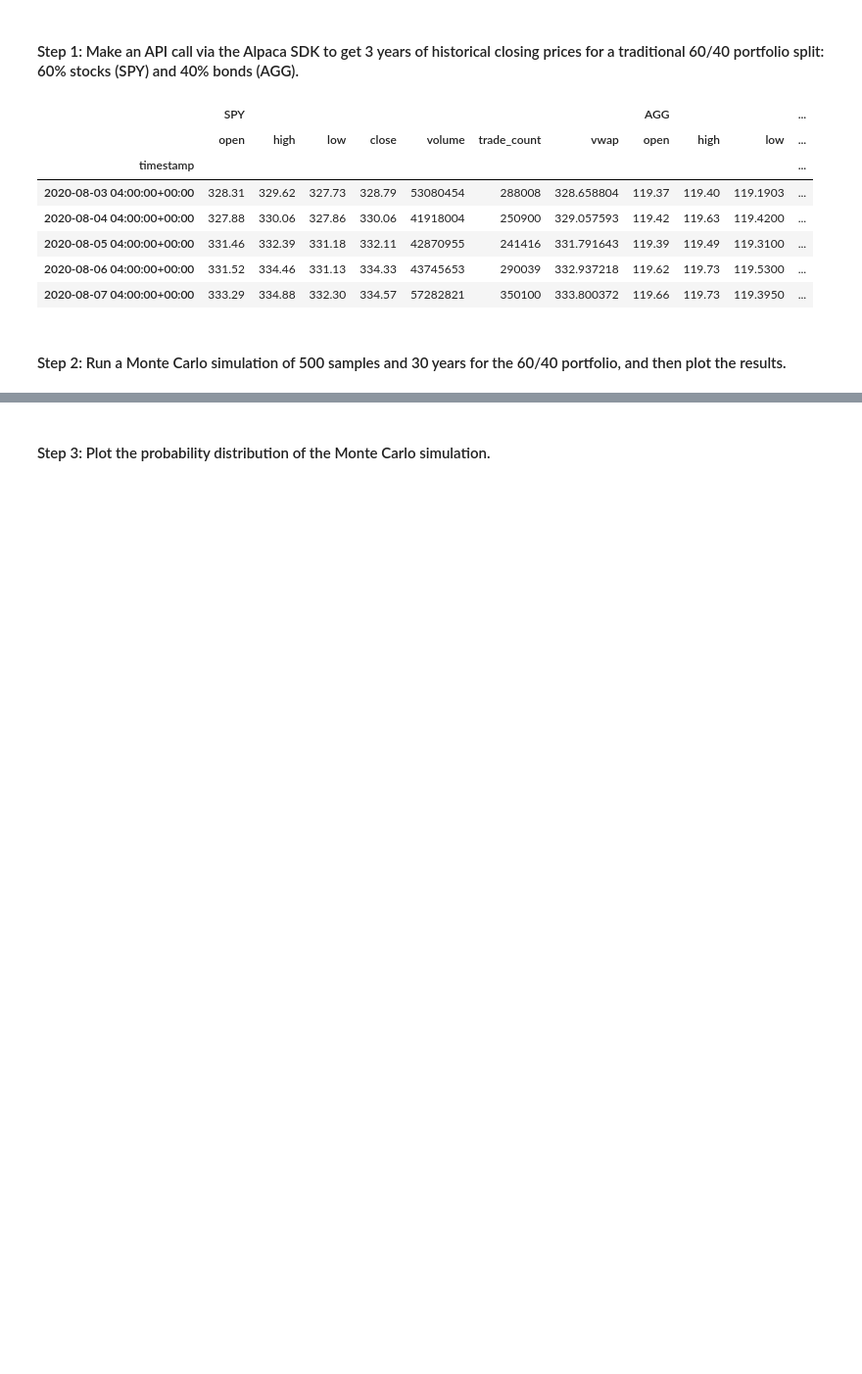
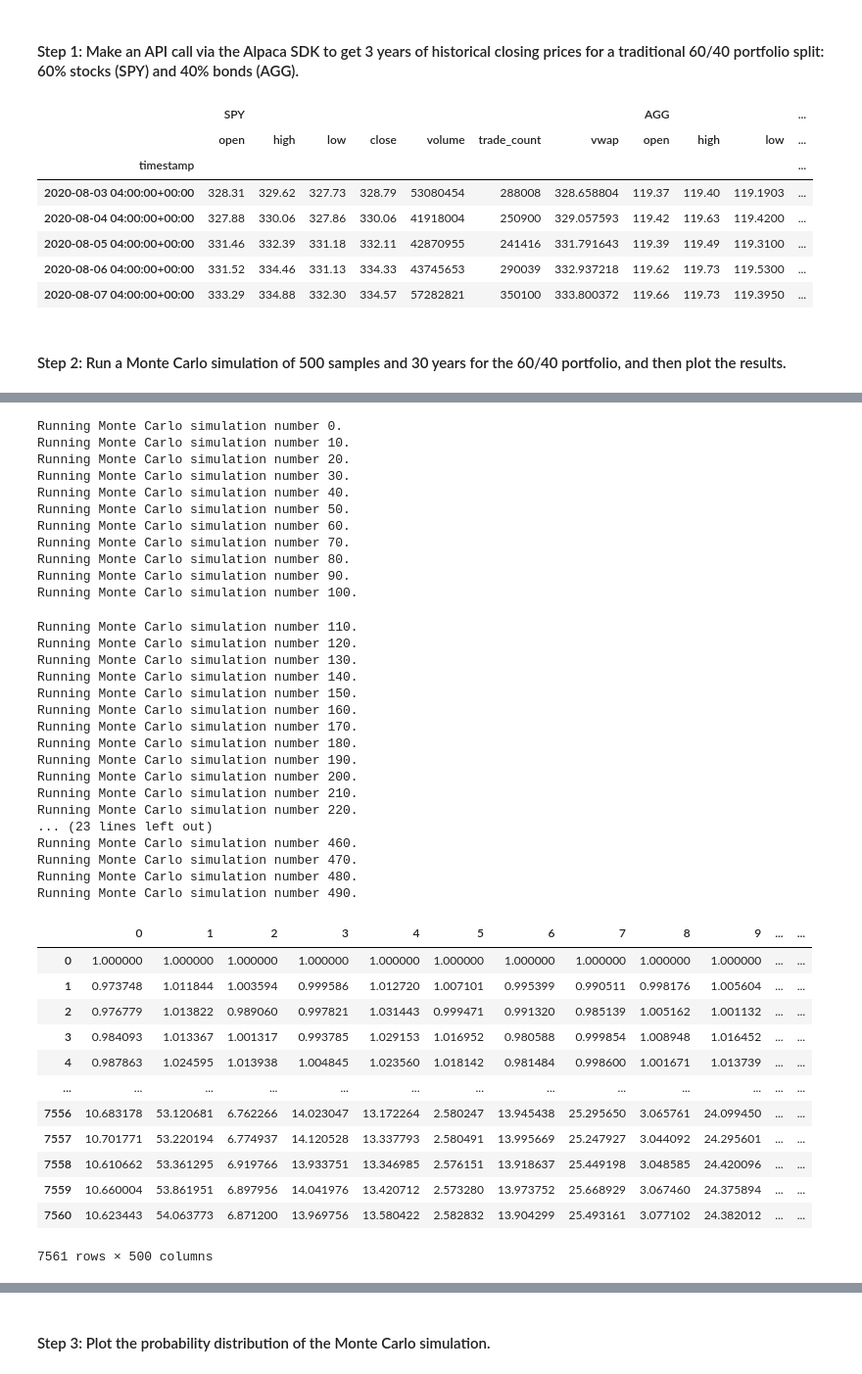
Before and after one commit to Nia-Robinson/financial_planning_tools, a Jupyter notebook: financial_planning_tools.ipynb, the cells around one changed output, grey strips where cells are left out. Shown: that part at 98% size. Drawn from its saved outputs; the diff is of its cells as text; code cells hidden in the pictures; blank space fills up the shorter version.

```diff
--- a/financial_planning_tools.ipynb
+++ b/financial_planning_tools.ipynb
@@ -471,6 +485,48 @@ prices_df.tail()
 # %%
 # Run the Monte Carlo simulation to forecast 30 years cumulative returns
-# YOUR CODE HERE
+MC_thirtyyear.calc_cumulative_return()
+# %% [output]
+Running Monte Carlo simulation number 0.
+Running Monte Carlo simulation number 10.
+Running Monte Carlo simulation number 20.
+Running Monte Carlo simulation number 30.
+Running Monte Carlo simulation number 40.
+Running Monte Carlo simulation number 50.
+Running Monte Carlo simulation number 60.
+Running Monte Carlo simulation number 70.
+Running Monte Carlo simulation number 80.
+Running Monte Carlo simulation number 90.
+Running Monte Carlo simulation number 100.
+Running Monte Carlo simulation number 110.
+Running Monte Carlo simulation number 120.
+Running Monte Carlo simulation number 130.
+Running Monte Carlo simulation number 140.
+Running Monte Carlo simulation number 150.
+Running Monte Carlo simulation number 160.
+Running Monte Carlo simulation number 170.
+Running Monte Carlo simulation number 180.
+Running Monte Carlo simulation number 190.
+Running Monte Carlo simulation number 200.
+Running Monte Carlo simulation number 210.
+Running Monte Carlo simulation number 220.
+... (23 lines left out)
+Running Monte Carlo simulation number 460.
+Running Monte Carlo simulation number 470.
+Running Monte Carlo simulation number 480.
+Running Monte Carlo simulation number 490.
+|  | 0 | 1 | 2 | 3 | 4 | 5 | 6 | 7 | 8 | 9 | ... | ... |
+| 0 | 1.000000 | 1.000000 | 1.000000 | 1.000000 | 1.000000 | 1.000000 | 1.000000 | 1.000000 | 1.000000 | 1.000000 | ... | ... |
+| 1 | 0.973748 | 1.011844 | 1.003594 | 0.999586 | 1.012720 | 1.007101 | 0.995399 | 0.990511 | 0.998176 | 1.005604 | ... | ... |
+| 2 | 0.976779 | 1.013822 | 0.989060 | 0.997821 | 1.031443 | 0.999471 | 0.991320 | 0.985139 | 1.005162 | 1.001132 | ... | ... |
+| 3 | 0.984093 | 1.013367 | 1.001317 | 0.993785 | 1.029153 | 1.016952 | 0.980588 | 0.999854 | 1.008948 | 1.016452 | ... | ... |
+| 4 | 0.987863 | 1.024595 | 1.013938 | 1.004845 | 1.023560 | 1.018142 | 0.981484 | 0.998600 | 1.001671 | 1.013739 | ... | ... |
+| ... | ... | ... | ... | ... | ... | ... | ... | ... | ... | ... | ... | ... |
+| 7556 | 10.683178 | 53.120681 | 6.762266 | 14.023047 | 13.172264 | 2.580247 | 13.945438 | 25.295650 | 3.065761 | 24.099450 | ... | ... |
+| 7557 | 10.701771 | 53.220194 | 6.774937 | 14.120528 | 13.337793 | 2.580491 | 13.995669 | 25.247927 | 3.044092 | 24.295601 | ... | ... |
+| 7558 | 10.610662 | 53.361295 | 6.919766 | 13.933751 | 13.346985 | 2.576151 | 13.918637 | 25.449198 | 3.048585 | 24.420096 | ... | ... |
+| 7559 | 10.660004 | 53.861951 | 6.897956 | 14.041976 | 13.420712 | 2.573280 | 13.973752 | 25.668929 | 3.067460 | 24.375894 | ... | ... |
+| 7560 | 10.623443 | 54.063773 | 6.871200 | 13.969756 | 13.580422 | 2.582832 | 13.904299 | 25.493161 | 3.077102 | 24.382012 | ... | ... |
+7561 rows × 500 columns
 # %%
 # Visualize the 30-year Monte Carlo simulation by creating an
 # overlay line plot
```
Also changed, not shown: parts of 4 cells of this notebook.
